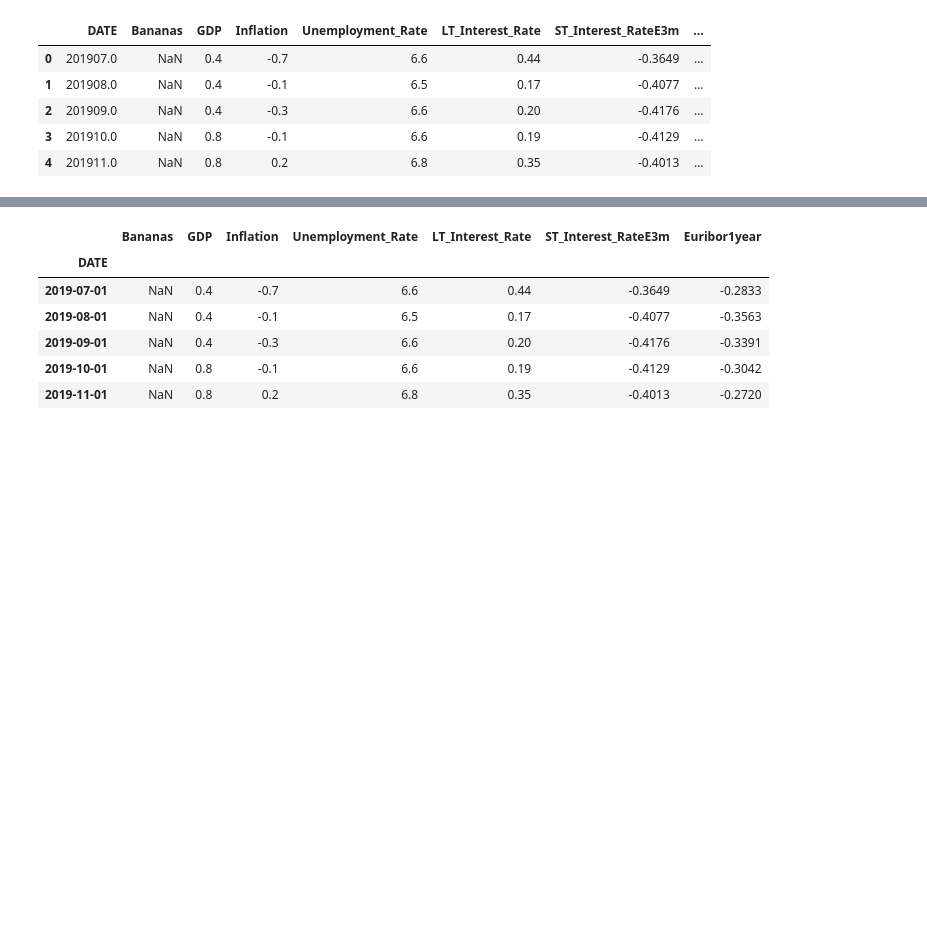
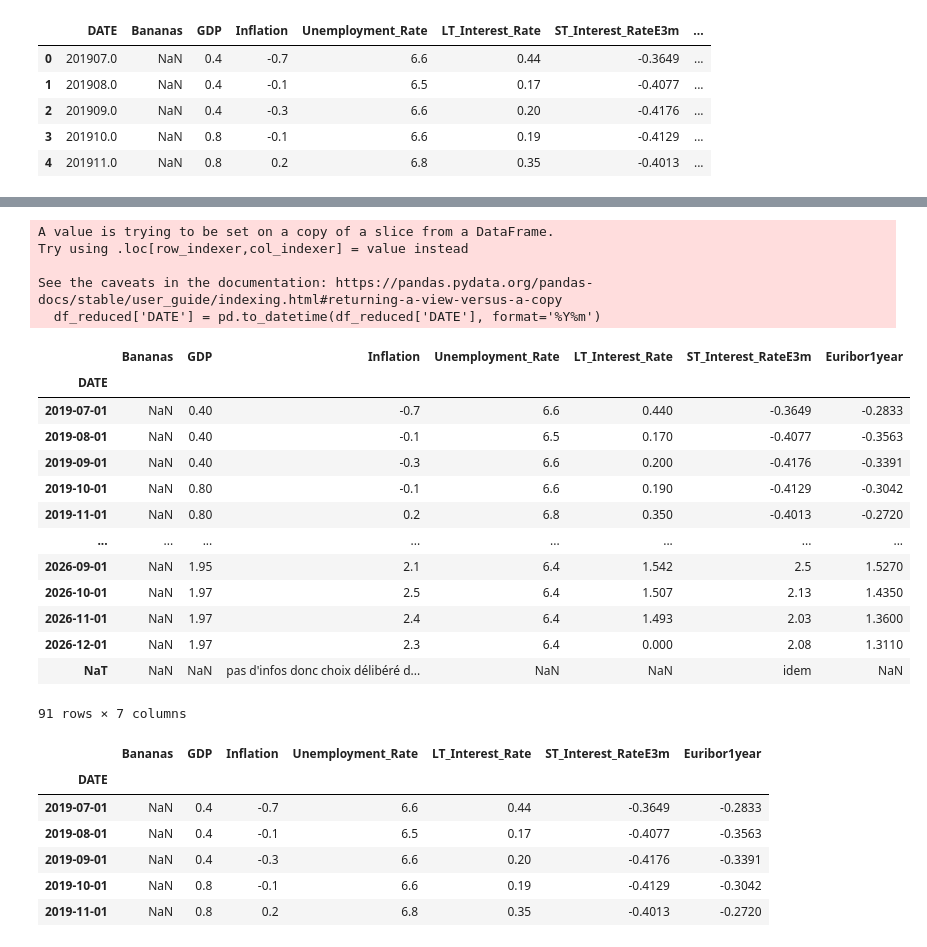
Before and after one commit to Ke0li/Cofidis, a Jupyter notebook: model_xgb_épuré_version_CG.ipynb, the cells around one changed output, grey strips where cells are left out. Drawn from its saved outputs; the diff is of its cells as text; code cells hidden in the pictures; blank space fills up the shorter version.

```diff
--- a/model_xgb_épuré_version_CG.ipynb
+++ b/model_xgb_épuré_version_CG.ipynb
@@ -101,13 +108,30 @@ df_excel_complete
 # %%
 # Extraire l'année et le mois (supposons que le format est 'YYYYMM')
-df_excel_complete['DATE'] = pd.to_datetime(df_excel_complete['DATE'], format='%Y%m')
-
-# Sélectionner les colonnes nécessaires
-columns_needed = ['DATE', 'Bananas', 'GDP', 'Inflation', 'Unemployment_Rate', 'LT_Interest_Rate', 'ST_Interest_RateE3m', 'Euribor1year']
-df_reduced = df_excel_complete[columns_needed]
+df_reduced['DATE'] = pd.to_datetime(df_reduced['DATE'], format='%Y%m')
 
 # Mettre la colonne DATE en index
 df_reduced = df_reduced.set_index('DATE')
+df_reduced
+# %% [output]
+A value is trying to be set on a copy of a slice from a DataFrame.
+Try using .loc[row_indexer,col_indexer] = value instead
+
+See the caveats in the documentation: https://pandas.pydata.org/pandas-docs/stable/user_guide/indexing.html#returning-a-view-versus-a-copy
+  df_reduced['DATE'] = pd.to_datetime(df_reduced['DATE'], format='%Y%m')
+|  | Bananas | GDP | Inflation | Unemployment_Rate | LT_Interest_Rate | ST_Interest_RateE3m | Euribor1year |
+| DATE |  |  |  |  |  |  |  |
+| 2019-07-01 | NaN | 0.40 | -0.7 | 6.6 | 0.440 | -0.3649 | -0.2833 |
+| 2019-08-01 | NaN | 0.40 | -0.1 | 6.5 | 0.170 | -0.4077 | -0.3563 |
+| 2019-09-01 | NaN | 0.40 | -0.3 | 6.6 | 0.200 | -0.4176 | -0.3391 |
+| 2019-10-01 | NaN | 0.80 | -0.1 | 6.6 | 0.190 | -0.4129 | -0.3042 |
+| 2019-11-01 | NaN | 0.80 | 0.2 | 6.8 | 0.350 | -0.4013 | -0.2720 |
+| ... | ... | ... | ... | ... | ... | ... | ... |
+| 2026-09-01 | NaN | 1.95 | 2.1 | 6.4 | 1.542 | 2.5 | 1.5270 |
+| 2026-10-01 | NaN | 1.97 | 2.5 | 6.4 | 1.507 | 2.13 | 1.4350 |
+| 2026-11-01 | NaN | 1.97 | 2.4 | 6.4 | 1.493 | 2.03 | 1.3600 |
+| 2026-12-01 | NaN | 1.97 | 2.3 | 6.4 | 0.000 | 2.08 | 1.3110 |
+| NaT | NaN | NaN | pas d'infos donc choix délibéré d... | NaN | NaN | idem | NaN |
+91 rows × 7 columns
 # %%
 #on met la date en index du datasest
 df_reduced.index = pd.to_datetime(df_reduced.index)
```
Also changed, not shown: parts of 9 cells of this notebook.
